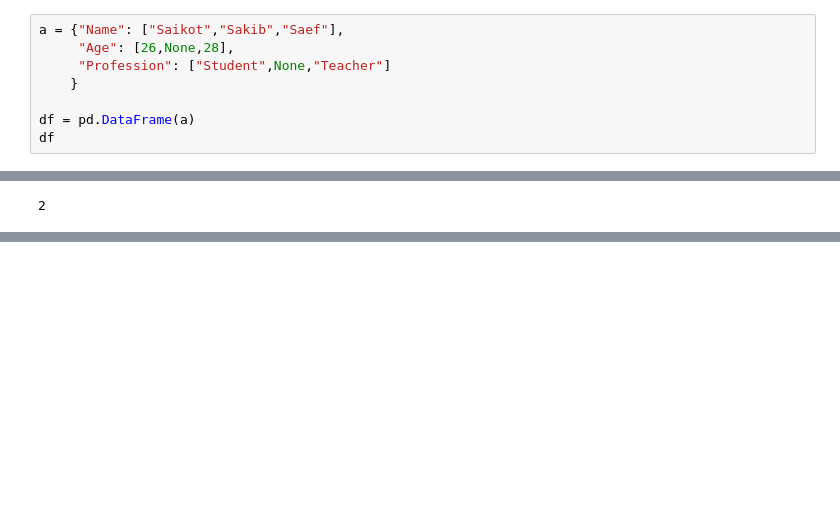
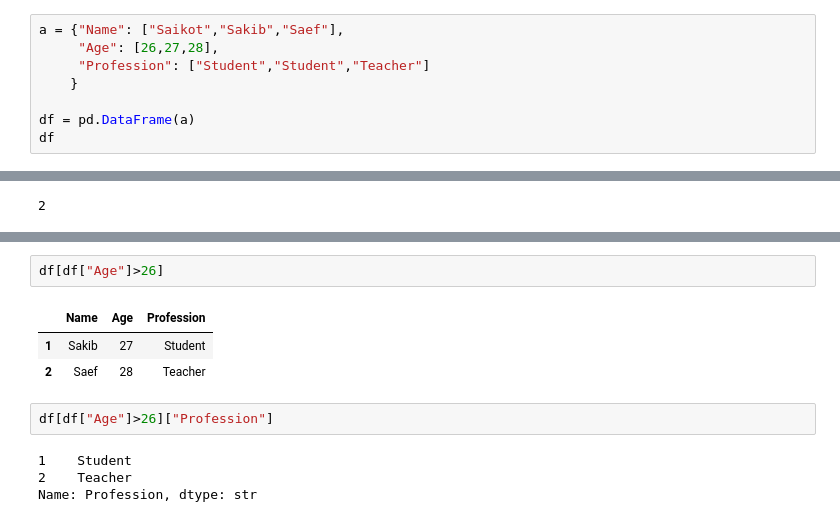
Before and after one commit to Saikot313/Pandas, a Jupyter notebook: pandas.ipynb, the cells around one changed output, grey strips where cells are left out. Cells and saved outputs as stored; diff of their text form; blank space fills up the shorter version.

```diff
--- a/pandas.ipynb
+++ b/pandas.ipynb
@@ -306,8 +312,8 @@ df.ndim
 2
 # %%
 a = {"Name": ["Saikot","Sakib","Saef"],
-     "Age": [26,None,28],
-     "Profession": ["Student",None,"Teacher"]
+     "Age": [26,27,28],
+     "Profession": ["Student","Student","Teacher"]
     }
 
 df = pd.DataFrame(a)
@@ -347,0 +396,12 @@ df.ndim
+# %%
+df[df["Age"]>26]
+# %% [output]
+|  | Name | Age | Profession |
+| 1 | Sakib | 27 | Student |
+| 2 | Saef | 28 | Teacher |
+# %%
+df[df["Age"]>26]["Profession"]
+# %% [output]
+1    Student
+2    Teacher
+Name: Profession, dtype: str
```
Also changed, not shown: parts of 30 cells of this notebook.
